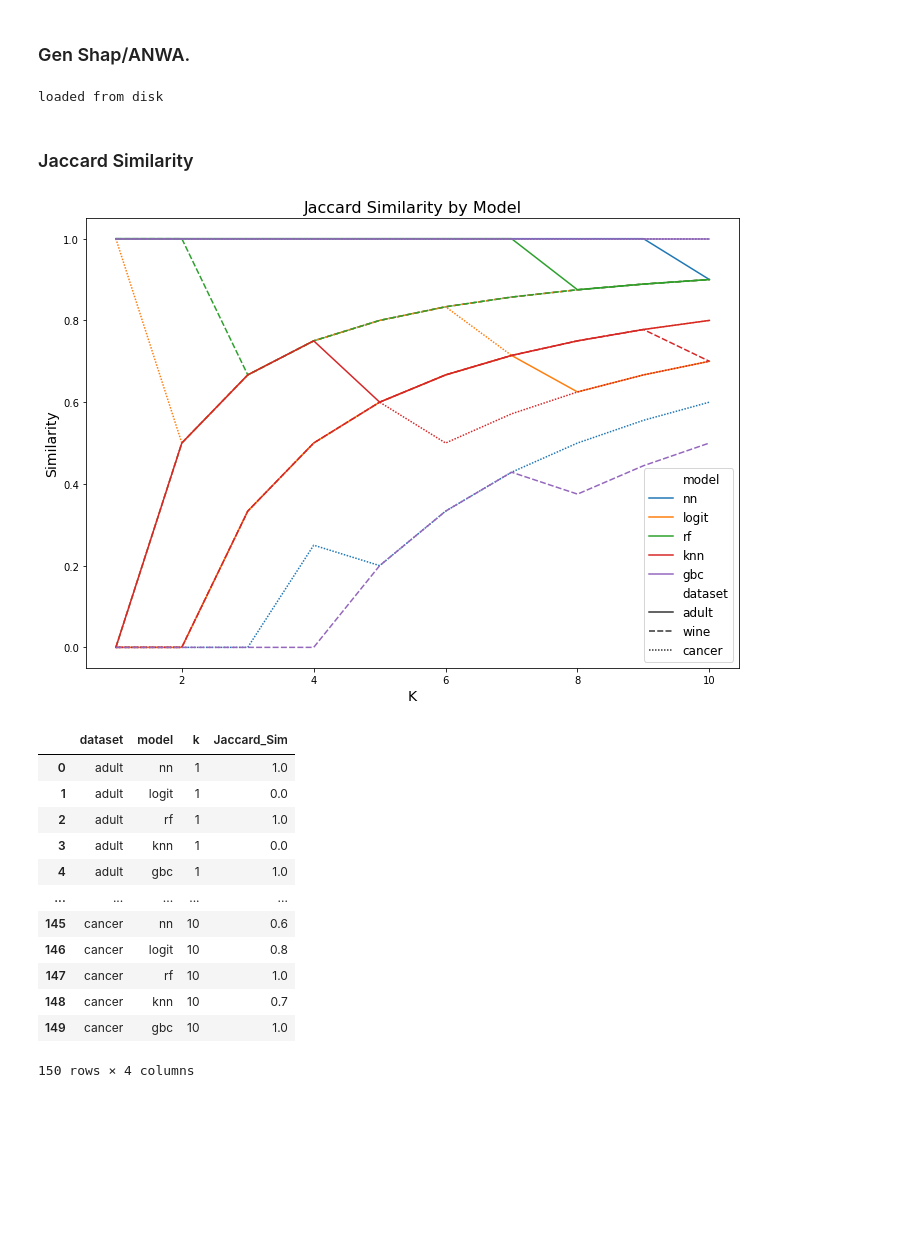
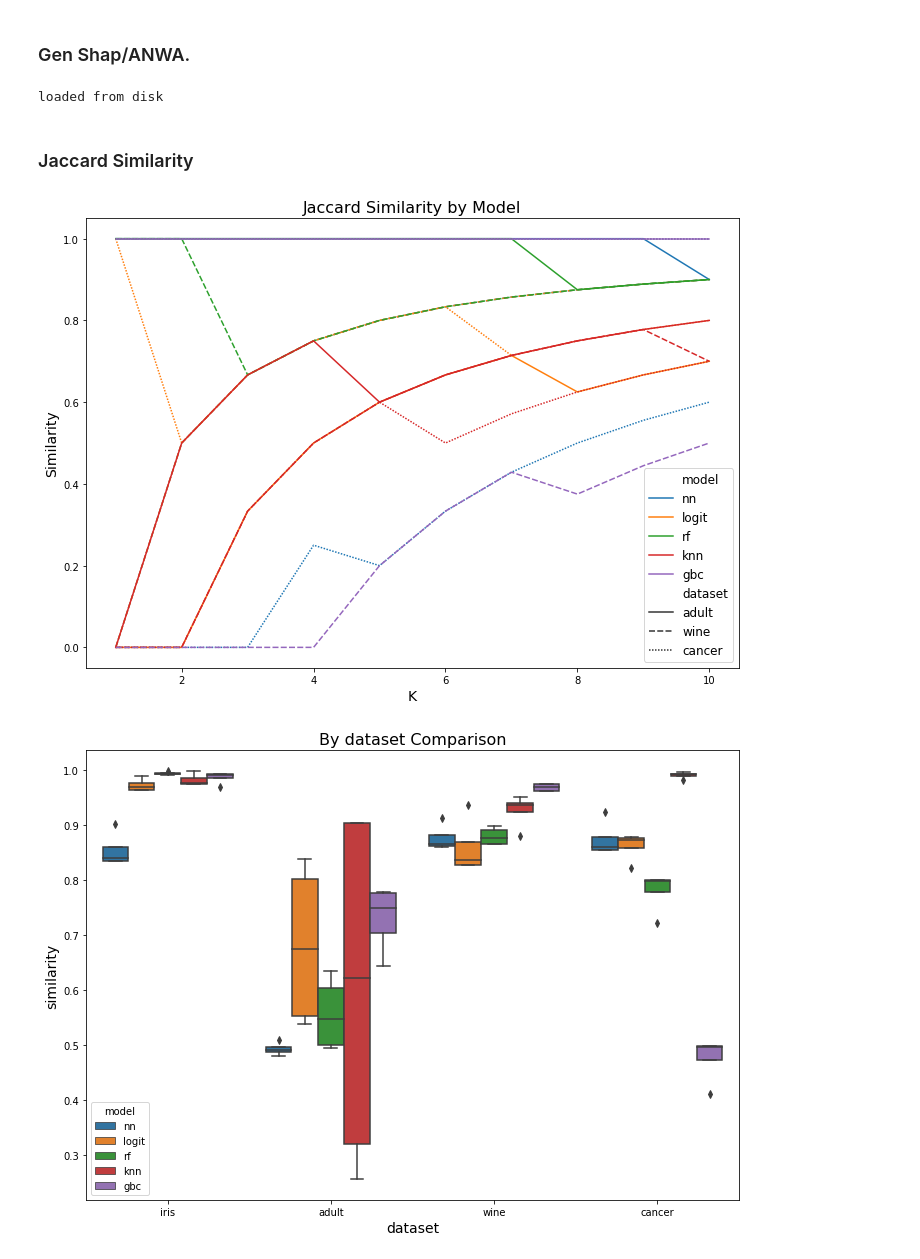
Before and after one commit to jacobdineen/explainability_2022, a Jupyter notebook: main.ipynb, the cells around one changed output. Drawn from its saved outputs; the diff is of its cells as text; code cells hidden in the pictures; blank space fills up the shorter version.

```diff
--- a/main.ipynb
+++ b/main.ipynb
@@ -49,49 +112,30 @@ datasets = fetch_datasets()
 # %% [markdown]
 ### Gen Shap/ANWA.
-# %%
-def run(datasets, metrics, models, load_from_disk = True):
-    if load_from_disk:
-        similarity_df = pd.read_csv('data/similarity.csv')
-        granular_value_df = pd.read_csv('data/gran_value.csv')
-        print('loaded from disk')
-        return similarity_df, granular_value_df
-    else:
-        granular_value_df = pd.DataFrame()
-        similarity_df = pd.DataFrame()
-        for dataset_name, dataset in datasets.items():
-            for metric_name, metric_func in metrics.items():
-                print(f'dataset: {dataset_name}, metric: {metric_name}')
-                logs, vals = compare_cases(dataset=(dataset_name, dataset),
-                                           metric=(metric_name, metric_func),
-                                           models = models)
-                granular_value_df = granular_value_df.append(vals)
-                similarity_df = similarity_df.append(logs)
-        similarity_df.to_csv('data/similarity.csv')
-        granular_value_df.to_csv('data/gran_value.csv')
-        print('saved to disk')
-        return similarity_df, granular_value_df
-
-
-similarity_df, granular_value_df = run(datasets, metrics, models, True)
-# %% [output]
-loaded from disk
+# %%
+similarity_path = './data/similarity.csv'
+gran_value_path =  './data/gran_value.csv'
+
+similarity_df, granular_value_df = run(datasets = datasets,
+                                       metrics = metrics,
+                                       models = models,
+                                       load_from_disk = True,
+                                       similarity_path = similarity_path,
+                                       gran_value_path = gran_value_path)
+# %% [output]
+loaded from disk
 # %% [markdown]
 ### Jaccard Similarity
 # %%
 from sklearn.metrics import jaccard_score
 from scipy.spatial import distance
-# figure size in inches
 from matplotlib import rcParams
 
 # figure size in inches
 rcParams['figure.figsize'] = 11.7,8.27
+acc = granular_value_df[granular_value_df['metric'] == 'accuracy']
 
-acc = granular_value_df[granular_value_df['metric'] == 'accuracy']
-# rankings = acc.groupby(['dataset', 'model', 'feature'], level = 0).rank(ascending=True, method='dense')
-# acc['shap_rank'] = rankings['shap']
-# acc['anwa_rank'] = rankings['anwa']
-# acc.groupby(['dataset', 'model', 'feature']).sum().reset
-ks = [1,2,3,4,5, 6, 7, 8,9,10]
+
+ks = [1,2,3,4,5, 6, 7, 8,9,10] # define the window size
 Jaccards = []
 for k in ks:
     for keys in datasets.keys():
@@ -113,22 +157,16 @@ plt.xlabel('K', size = 14)
 plt.ylabel('Similarity', size = 14)
 plt.legend(loc='lower right', fontsize='large', title_fontsize='28')
 plt.show()
-
-j[j['k'] == 10].mean()
-
-j
 # %% [output]
 [figure]
-|  | dataset | model | k | Jaccard_Sim |
-| 0 | adult | nn | 1 | 1.0 |
-| 1 | adult | logit | 1 | 0.0 |
-| 2 | adult | rf | 1 | 1.0 |
-| 3 | adult | knn | 1 | 0.0 |
-| 4 | adult | gbc | 1 | 1.0 |
-| ... | ... | ... | ... | ... |
-| 145 | cancer | nn | 10 | 0.6 |
-| 146 | cancer | logit | 10 | 0.8 |
-| 147 | cancer | rf | 10 | 1.0 |
-| 148 | cancer | knn | 10 | 0.7 |
-| 149 | cancer | gbc | 10 | 1.0 |
-150 rows × 4 columns
+# %%
+similarity_df.columns = ['ind', 'dataset', 'model', 'metric', 'similarity']
+# %%
+config = {'x':'dataset',
+          'y':'similarity',
+          'hue':'model',
+          'data':similarity_df}
+
+plot_boxplot(**config)
+# %% [output]
+[figure, added]
```
Also changed, not shown: parts of 19 cells of this notebook, 3 other files.
